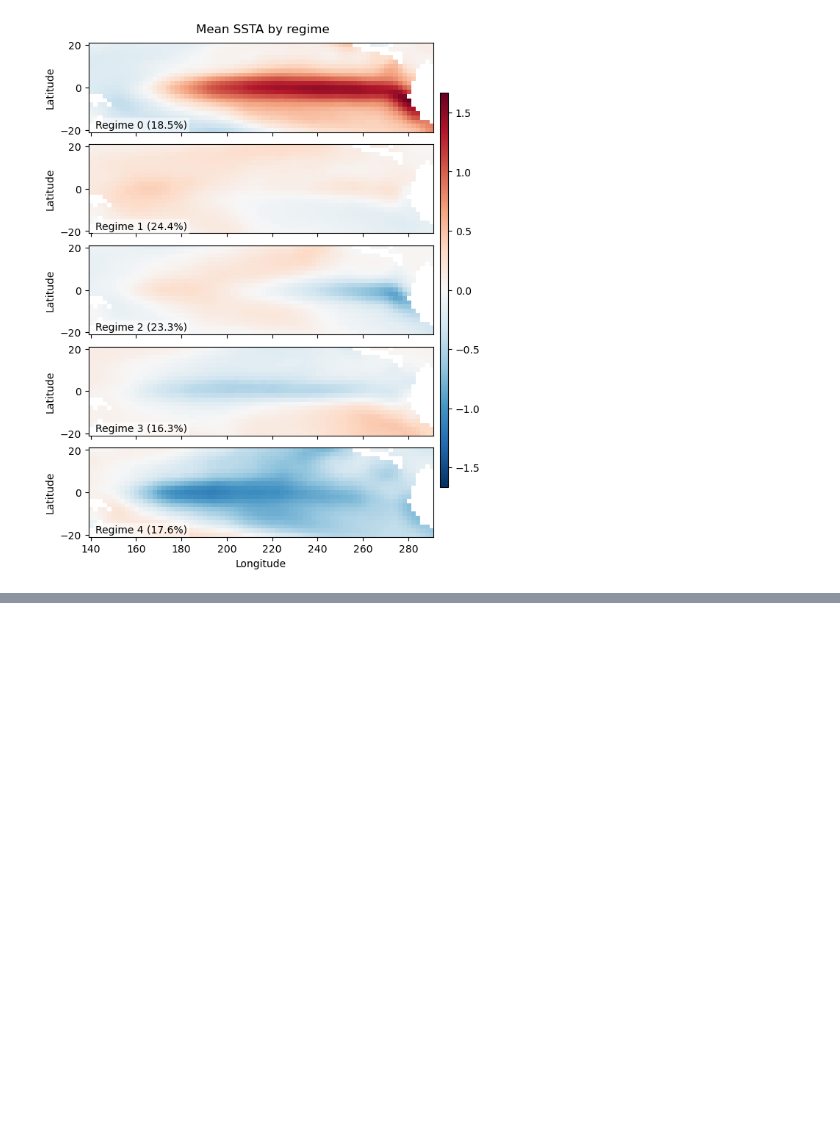
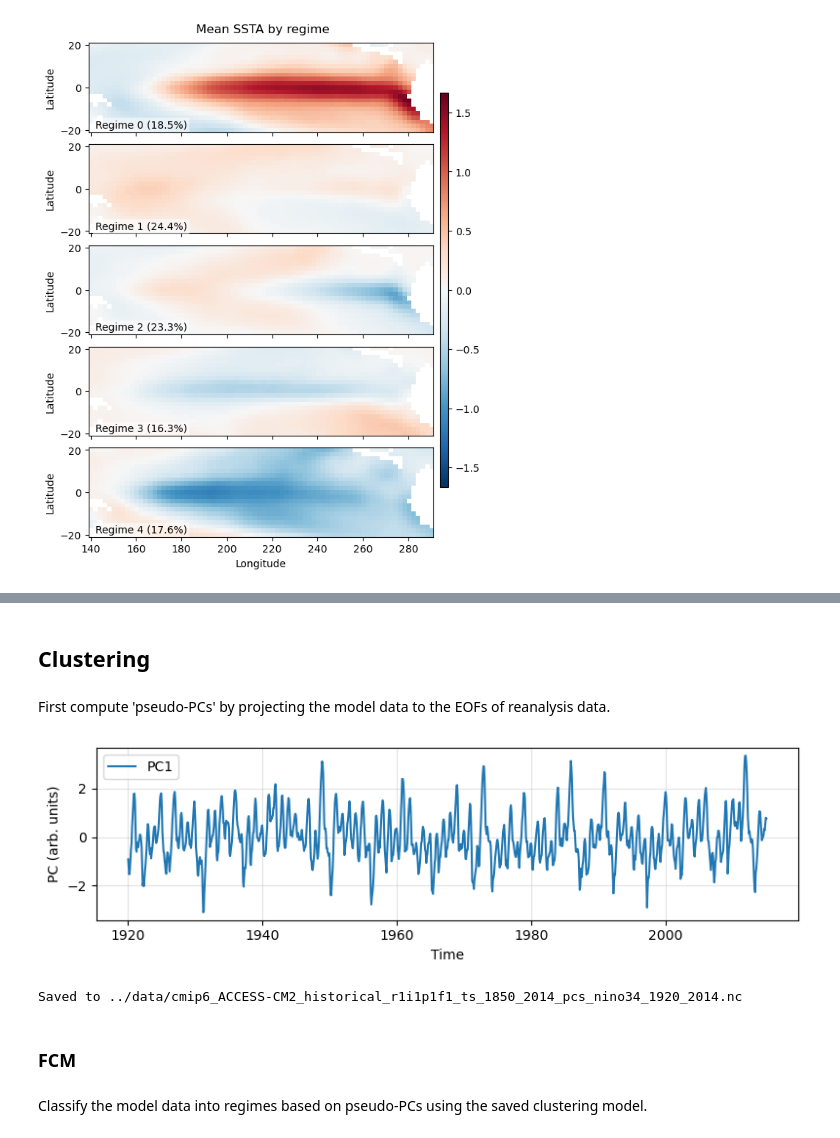
Before and after one commit to zhongruiw/MultiModelDA, a Jupyter notebook: code/ENSO.ipynb, the cells around one changed output, grey strips where cells are left out. Drawn from its saved outputs; the diff is of its cells as text; code cells hidden in the pictures; blank space fills up the shorter version.

```diff
--- a/code/ENSO.ipynb
+++ b/code/ENSO.ipynb
@@ -476,0 +520,6 @@ plt.show()
+# %%
+import numpy as np
+import xarray as xr
+import matplotlib.pyplot as plt
+ds = xr.open_dataset("../data/cmip6_ACCESS-CM2_historical_r1i1p1f1_ts_1850_2014.nc")
+ds.keys
@@ -476,0 +582,22 @@ plt.show()
+# %%
+# Coarsening data
+# Ensure longitudes are 0–360 and sorted
+if ds.longitude.max() <= 180:
+    ds = ds.assign_coords(lon=(ds.lon % 360)).sortby('longitude')
+else:
+    ds = ds.sortby('longitude')
+
+# 1) Expand the subset by 0.5° so 2x2 blocks will be centered on integers
+#    lat bins: [-20.5, -19.5] -> -20, [-18.5, -17.5] -> -18, ..., [19.5, 20.5] -> 20
+#    lon bins: [139.5, 140.5] -> 140, ..., [289.5, 290.5] -> 290
+ds_block = ds.sel(latitude=slice(-20.5, 20.5), longitude=slice(139.5, 290.5))
+
+# 2) Coarsen to 2°×2° by averaging 2×2 cells
+ds_2deg = ds_block.coarsen(latitude=2, longitude=2, boundary='trim').mean()
+
+# 3) Set the coarsened coordinates to the mean-of-blocks (these will be integers)
+lat_new = ds_block['latitude'].coarsen(latitude=2, boundary='trim').mean()
+lon_new = ds_block['longitude'].coarsen(longitude=2, boundary='trim').mean()
+ds_2deg = ds_2deg.assign_coords(latitude=lat_new, longitude=lon_new)
+
+ds_2deg = ds_2deg.sortby('latitude', ascending=False)
@@ -476,0 +628,4 @@ plt.show()
+# %% [markdown]
+## Clustering
+# %% [markdown]
+First compute 'pseudo-PCs' by projecting the model data to the EOFs of reanalysis data.
@@ -476,0 +770,34 @@ plt.show()
+# %%
+fig, ax = plt.subplots(figsize=(8, 2.5))
+ax.plot(out["time"].values, out["PCs"].sel(mode=1), label=f"PC1")
+ax.legend()
+ax.grid(True, alpha=0.35)
+ax.set_xlabel("Time")
+ax.set_ylabel("PC (arb. units)")
+plt.tight_layout()
+plt.show()
+# %% [output]
+[figure, added]
+# %%
+ds_out = xr.Dataset(
+    data_vars={
+        "PCs":    out["PCs"],      # (time, mode)
+        "Nino34": out["nino34"],   # (time)
+        "anoms":   out["anoms"],    # (time, lat, lon) anomalies used in EOFs
+    }
+)
+ds_out.attrs.update({
+    "title": " cmip6_ACCESS-CM2_historical_r1i1p1f1_ts_1850_2014 Projected PCs and Niño 3.4",
+    "climatology_ref": "ERSSTv5: 1981-01 to 2010-12",
+    "notes": "EOFs computed based on ERSSTv5, weights = sqrt(cos(lat))",
+})
+
+out_path = "../data/cmip6_ACCESS-CM2_historical_r1i1p1f1_ts_1850_2014_pcs_nino34_1920_2014.nc"
+ds_out.to_netcdf(out_path, format="NETCDF4", mode="w")
+print(f"Saved to {out_path}")
+# %% [output]
+Saved to ../data/cmip6_ACCESS-CM2_historical_r1i1p1f1_ts_1850_2014_pcs_nino34_1920_2014.nc
+# %% [markdown]
+### FCM
+# %% [markdown]
+Classify the model data into regimes based on pseudo-PCs using the saved clustering model.
```
Also changed, not shown: parts of 39 cells of this notebook.
